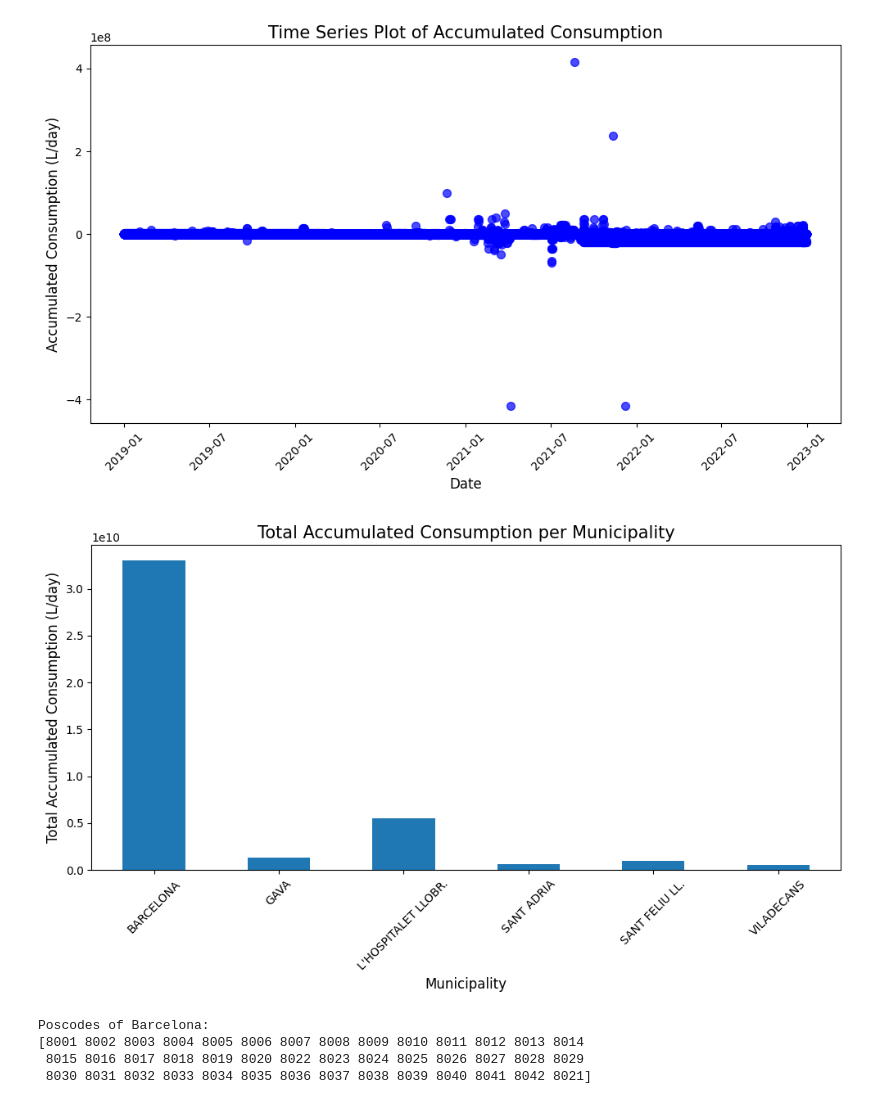
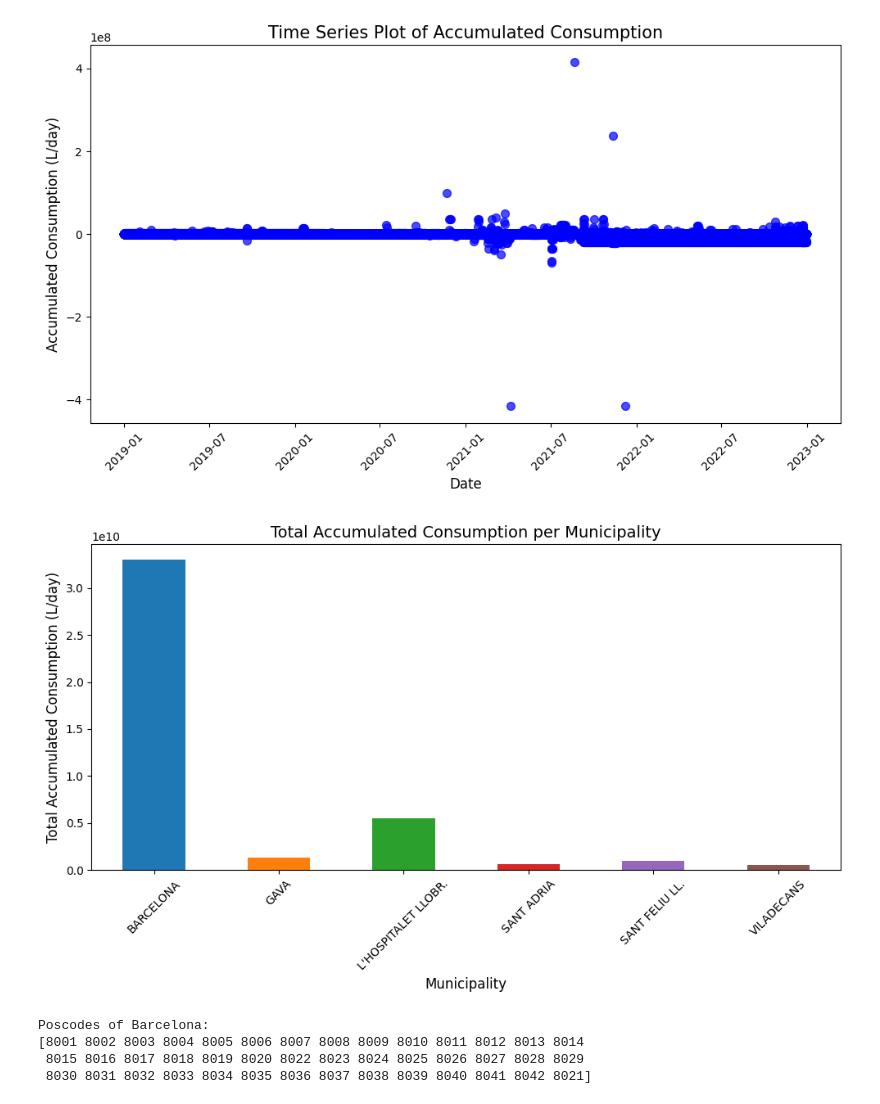
Before and after one commit to edithruizz/TFG, a Jupyter notebook: Python_Notebooks/dataset1_activitat_eco_v2.ipynb, the cells around one changed output. Saved outputs shown, nothing was run; the diff lists cells and outputs as text; code cells hidden in the pictures.

```diff
--- a/Python_Notebooks/dataset1_activitat_eco_v2.ipynb
+++ b/Python_Notebooks/dataset1_activitat_eco_v2.ipynb
@@ -140,15 +138,16 @@ plt.show()
 # %%
 # Aggregate total consumption for each municipality
 total_consumption_per_municipality = dataset_1_act_eco.groupby('Municipi/Municipio/Municipality')['Consum acumulat (L/dia)/Consumo acumulado (L/día)/Accumulated Consumption (L/day)'].sum()
-total_consumption_per_municipality.plot(kind='bar', figsize=(10,6))
+palette = sns.color_palette("tab10", 6)
+total_consumption_per_municipality.plot(kind='bar', figsize=(10,6), color=palette)
 plt.xlabel('Municipality', fontsize=12)
 plt.ylabel('Total Accumulated Consumption (L/day)', fontsize=12)
-plt.title('Total Accumulated Consumption per Municipality', fontsize=15)
+plt.title('Total Accumulated Consumption per Municipality', fontsize=14)
 plt.xticks(rotation=45)
 plt.tight_layout()
 plt.show()
 # %% [output]
-[figure, old version]
+[figure, new version]
 # %%
 print("Poscodes of Barcelona:")
 print(dataset_1_act_eco[dataset_1_act_eco['Municipi/Municipio/Municipality'] == 'BARCELONA']["Codi postal/Código postal/Postcode"].unique())
```
Also changed, not shown: parts of 15 cells of this notebook, 1 other file.
